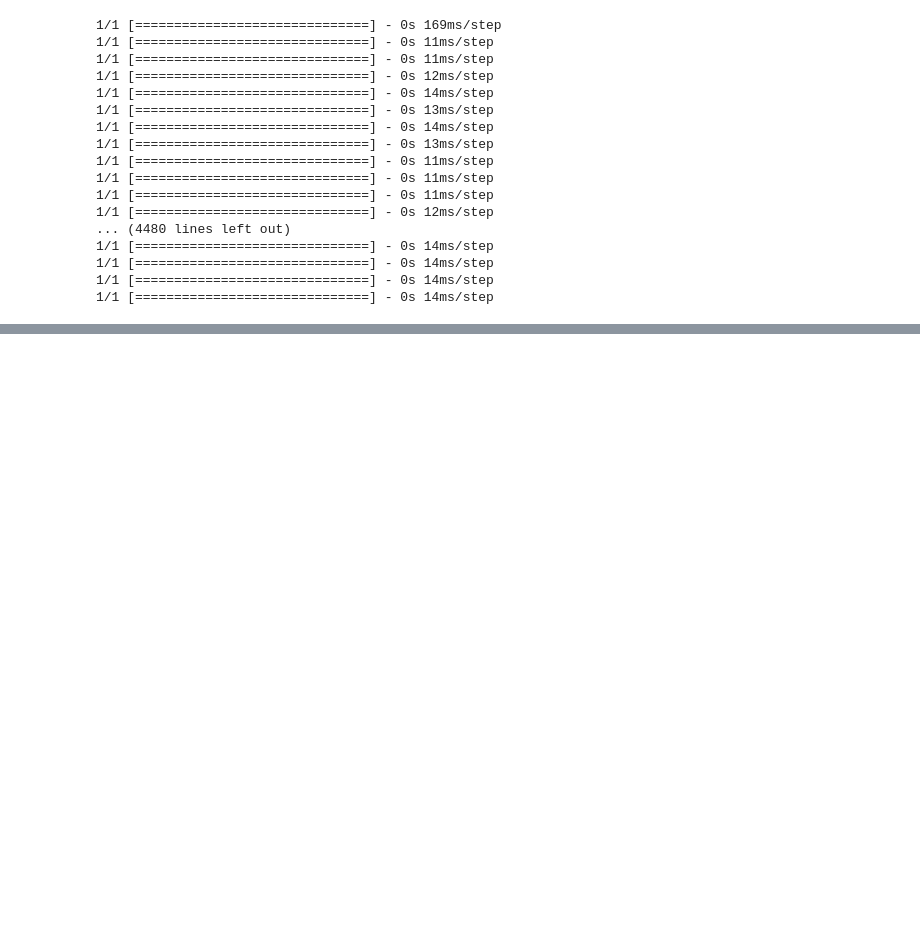
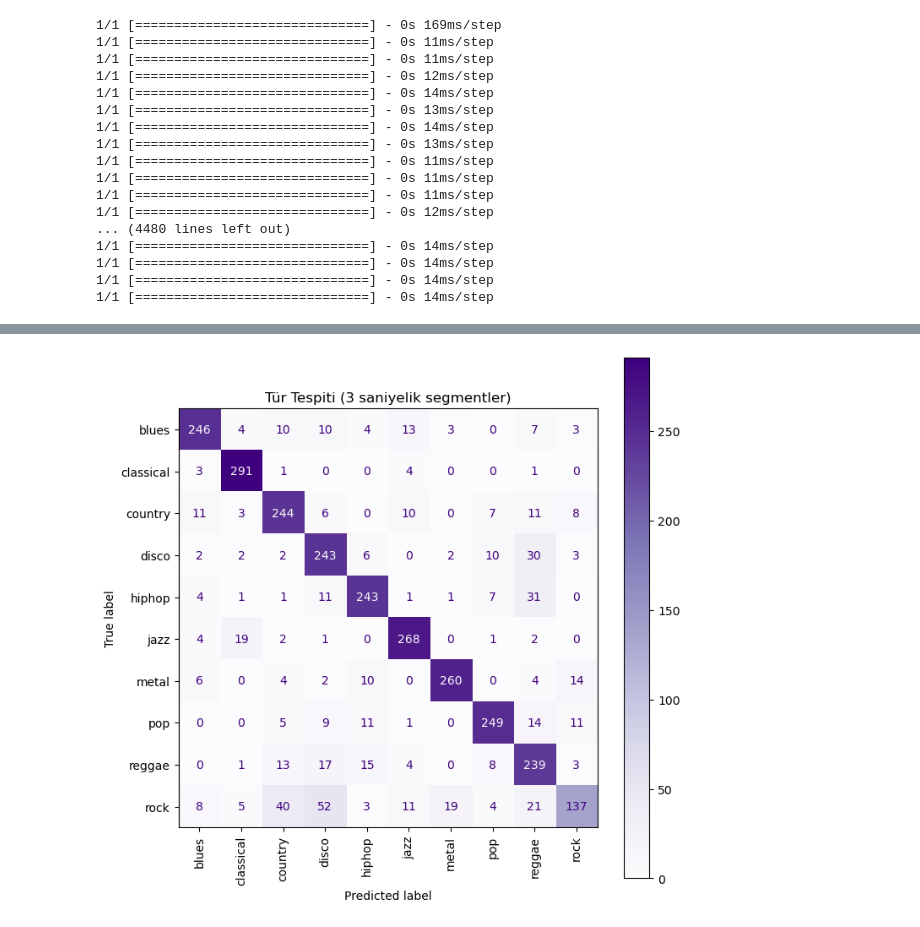
Before and after one commit to efectn/python-music-classification, a Jupyter notebook: models/cnn_model.ipynb, the cells around one changed output, grey strips where cells are left out. Cells and saved outputs as stored; diff of their text form; code cells hidden in the pictures; blank space fills up the shorter version.

```diff
--- a/models/cnn_model.ipynb
+++ b/models/cnn_model.ipynb
@@ -267,0 +374,2 @@ plt.title('Tür Tespiti (3 saniyelik segmentler)');
+# %%
+preds_num, preds_name = make_prediction(model_cnn3, X_test)
@@ -268,2 +394,11 @@ plt.title('Tür Tespiti (3 saniyelik segmentler)');
+# %%
+cm = confusion_matrix(y_test, preds_num)
+
+fig, ax = plt.subplots(figsize=(8,8))
+disp = ConfusionMatrixDisplay(confusion_matrix=cm, display_labels=genres)
+disp.plot(ax=ax, cmap = 'Purples', xticks_rotation='vertical')
+plt.title('Tür Tespiti (3 saniyelik segmentler)');
+# %% [output]
+[figure, added]
 # %%
 model_cnn2.save(os.path.join(path_prefix, "models/model_cnn.h5"))
```
Also changed, not shown: parts of 13 cells of this notebook, 2 other files.
